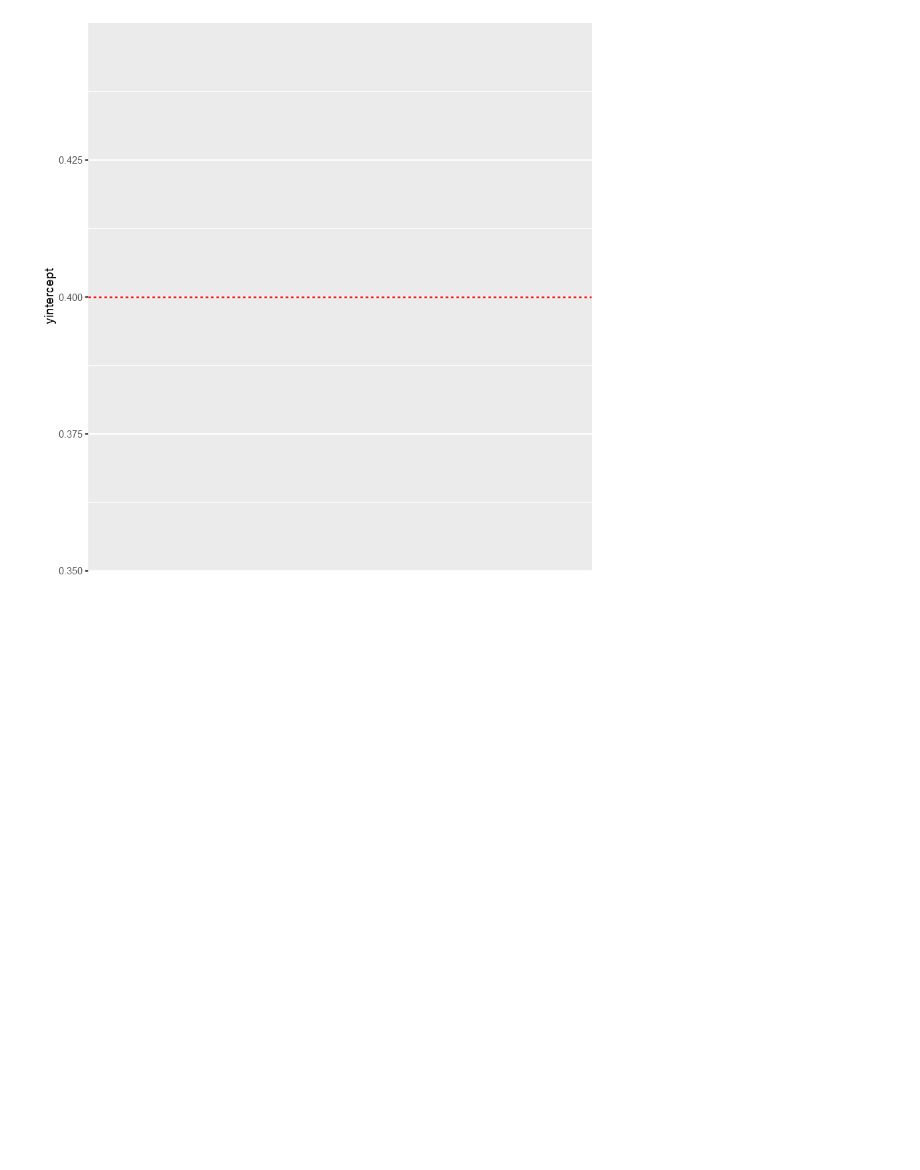
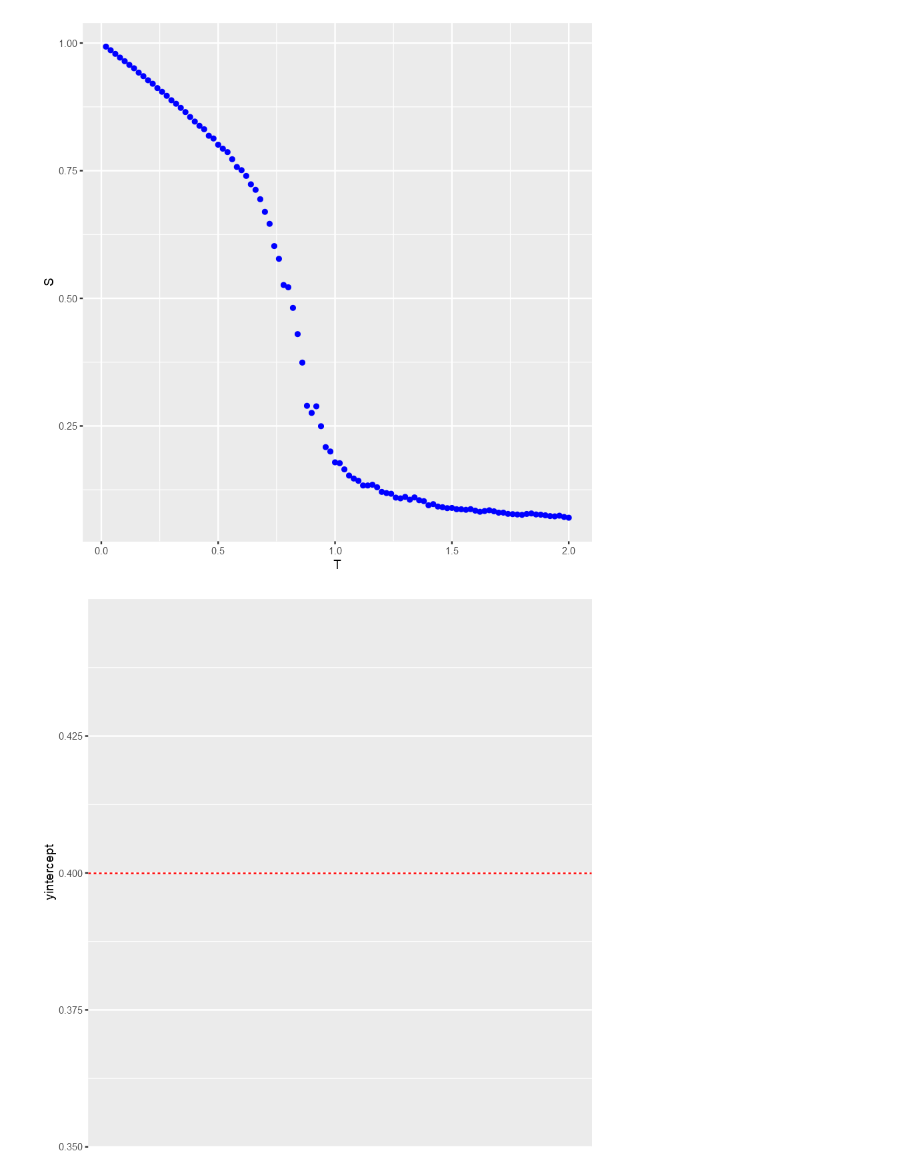
Before and after one commit to Squaess/StatisticalPhysics, a Jupyter notebook: nlc/v2/make_results.ipynb, the cells around one changed output. Cells and saved outputs as stored; diff of their text form; code cells hidden in the pictures; blank space fills up the shorter version.

```diff
--- a/nlc/v2/make_results.ipynb
+++ b/nlc/v2/make_results.ipynb
@@ -2,6 +2,7 @@
 library(tidyverse)
 # %%
 data <- read_csv("result.csv")
+data2 <- read_csv("result2.csv")
 # %% [output]
 Parsed with column specification:
 cols(
@@ -31 +47,6 @@ scale_linetype_manual(name = "line", values=c(2,2),
+# %%
+ggplot() + geom_point(data = data2, aes(T, S2), color="blue") +
+ylab("S")
+# %% [output]
+[figure, added]
 # %%
```
Also changed, not shown: parts of 4 cells of this notebook, 4 other files.
